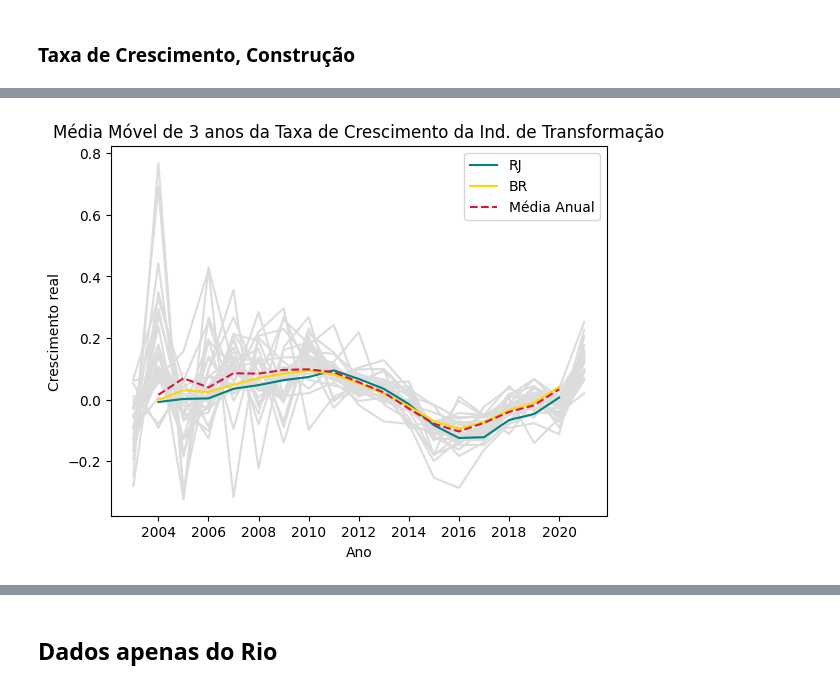
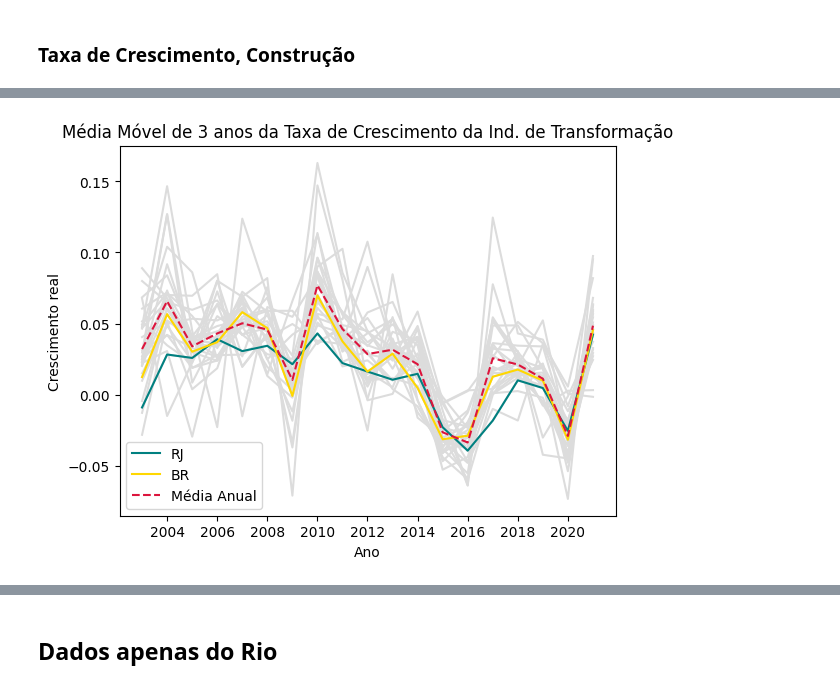
Before and after one commit to leoaucar/tratamento_contas_regionais, a Jupyter notebook: extracao_categorias.ipynb, the cells around one changed output, grey strips where cells are left out. Cells and saved outputs as stored; diff of their text form; code cells hidden in the pictures.

```diff
--- a/extracao_categorias.ipynb
+++ b/extracao_categorias.ipynb
@@ -137,4 +117,5 @@ for local in locais_importantes:
         novo_df =  novo_df.add_suffix("_"+atividade)
         df_completo = df_completo.join(novo_df, on='Ano', how='right')
     df_completo = df_completo.iloc[:,4:]
-    df_completo.to_csv(local[0:5]+'.csv')
+    local = local.replace(' ','_')
+    df_completo.to_csv('./recortes_regionais/'+local+'.csv')
@@ -143,6 +124,11 @@ for local in locais_importantes:
 # %%
+locais_importantes = ['Rio de Janeiro','Região Sudeste','São Paulo', 'Brasil']
+atividades_importantes = ['Total das Atividades','Indústrias extrativas',
+                          'Indústrias de Transformação',
+                          'Eletricidade e gás, água, esgoto, atividades de gestão de resíduos e descontaminação',
+                          'Construção']
 prefixo = 1
-recorte = 'Jornada_PPGSA_2024'
+recorte = 'recortes_setoriais'
 for local in locais_importantes:
     for atividade in atividades_importantes:
         estados[local][atividade].to_csv(recorte+'/'+str(prefixo)+'_'+str(local)+'_'+str(atividade)+'.csv')
@@ -452,16 +281,18 @@ df_taxa_crescimento.head()
 # %%
 #PLOTAR GRAFICO COMPARATIVO
+df_construcao_crescimento = criacao_df_grafico('Total das Atividades','Taxa de Crescimento')
 
 fig, ax = plt.subplots()
-ax.plot(df_taxa_crescimento.drop('Média', axis=1), color='gainsboro')
-ax.plot(df_taxa_crescimento['Rio de Janeiro'].rolling(3,center=True).mean(), color='teal', label='RJ')
-ax.plot(df_taxa_crescimento['Brasil'].rolling(3,center=True).mean(), color = 'gold', label='BR')
-ax.plot(df_taxa_crescimento['Média'].rolling(3,center=True).mean(), color = 'crimson', label='Média Anual', linestyle='--')
+ax.plot(df_construcao_crescimento.drop('Média', axis=1), color='gainsboro')
+ax.plot(df_construcao_crescimento['Rio de Janeiro'], color='teal', label='RJ')
+ax.plot(df_construcao_crescimento['Brasil'], color = 'gold', label='BR')
+ax.plot(df_construcao_crescimento['Média'], color = 'crimson', label='Média Anual', linestyle='--')
 
 plt.title('Média Móvel de 3 anos da Taxa de Crescimento da Ind. de Transformação')
 plt.ylabel('Crescimento real')
 plt.xlabel('Ano')
 plt.legend()
+plt.savefig('./figuras/construcao_crescimento.svg')
 plt.show()
 # %% [output]
-[figure, old version]
+[figure, new version]
```
Also changed, not shown: parts of 40 cells of this notebook, 6 other files.
